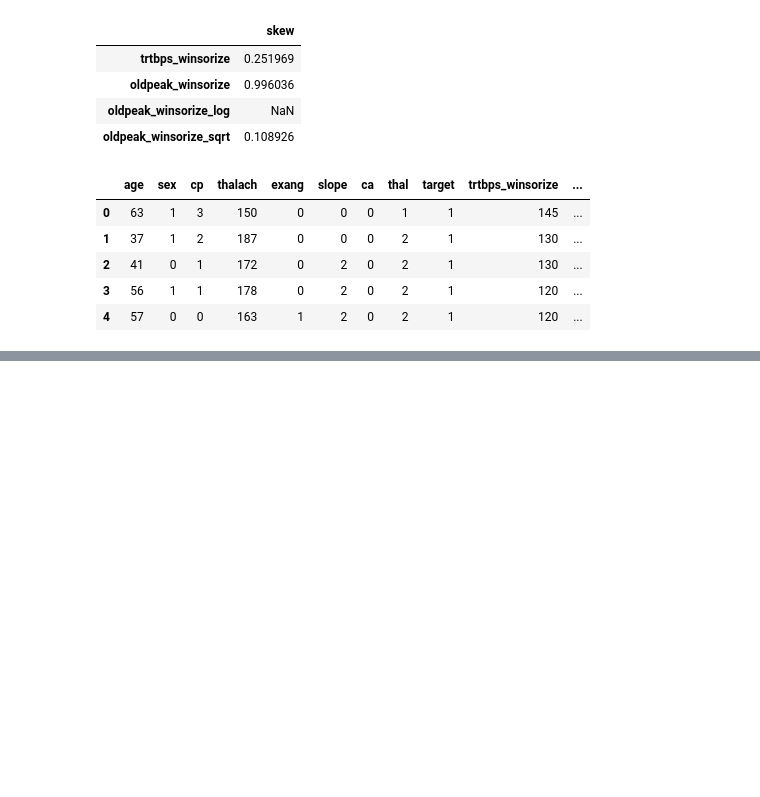
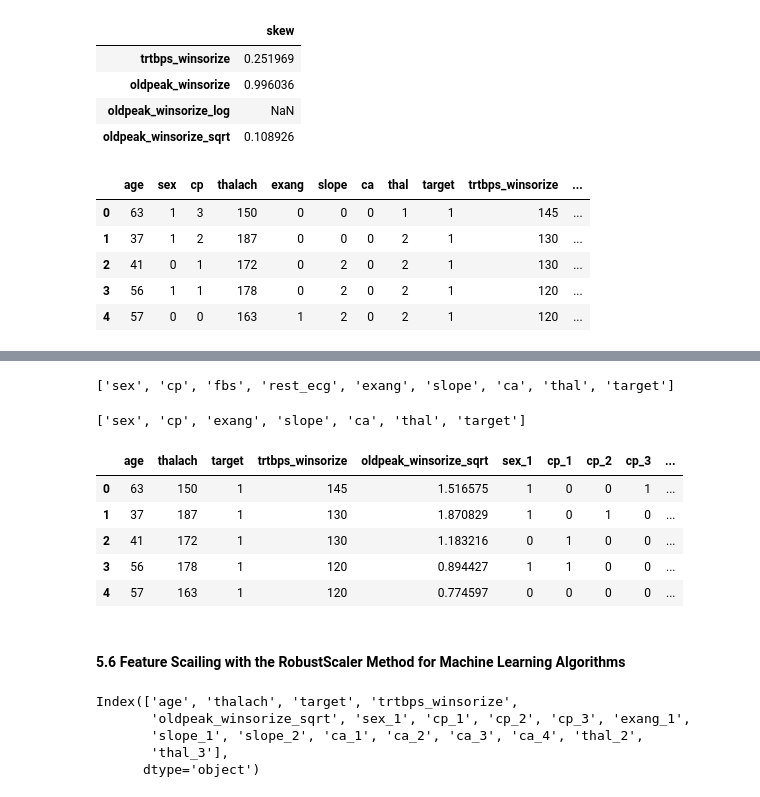
Before and after one commit to TaeMD/ML-projects, a Jupyter notebook: heart-attack-analysis.ipynb, the cells around one changed output, grey strips where cells are left out. Saved outputs shown, nothing was run; the diff lists cells and outputs as text; code cells hidden in the pictures; blank space fills up the shorter version.

```diff
--- a/heart-attack-analysis.ipynb
+++ b/heart-attack-analysis.ipynb
@@ -1105,0 +1108,2 @@ df.head()
+# %%
+df_copy = df.copy()
@@ -1105,0 +1119,32 @@ df.head()
+# %%
+categorical_var
+# %% [output]
+['sex', 'cp', 'fbs', 'rest_ecg', 'exang', 'slope', 'ca', 'thal', 'target']
+# %%
+categorical_var.remove('fbs')
+categorical_var.remove('rest_ecg')
+# %%
+categorical_var
+# %% [output]
+['sex', 'cp', 'exang', 'slope', 'ca', 'thal', 'target']
+# %%
+df_copy = pd.get_dummies(df_copy, columns = categorical_var[:-1], drop_first=True)
+# %%
+df_copy.head()
+# %% [output]
+|  | age | thalach | target | trtbps_winsorize | oldpeak_winsorize_sqrt | sex_1 | cp_1 | cp_2 | cp_3 | ... |
+| 0 | 63 | 150 | 1 | 145 | 1.516575 | 1 | 0 | 0 | 1 | ... |
+| 1 | 37 | 187 | 1 | 130 | 1.870829 | 1 | 0 | 1 | 0 | ... |
+| 2 | 41 | 172 | 1 | 130 | 1.183216 | 0 | 1 | 0 | 0 | ... |
+| 3 | 56 | 178 | 1 | 120 | 0.894427 | 1 | 1 | 0 | 0 | ... |
+| 4 | 57 | 163 | 1 | 120 | 0.774597 | 0 | 0 | 0 | 0 | ... |
+# %% [markdown]
+#### 5.6 Feature Scailing with the RobustScaler Method for Machine Learning Algorithms
+# %%
+df_copy.columns
+# %% [output]
+Index(['age', 'thalach', 'target', 'trtbps_winsorize',
+       'oldpeak_winsorize_sqrt', 'sex_1', 'cp_1', 'cp_2', 'cp_3', 'exang_1',
+       'slope_1', 'slope_2', 'ca_1', 'ca_2', 'ca_3', 'ca_4', 'thal_2',
+       'thal_3'],
+      dtype='object')
```
Also changed, not shown: parts of 6 cells of this notebook.
